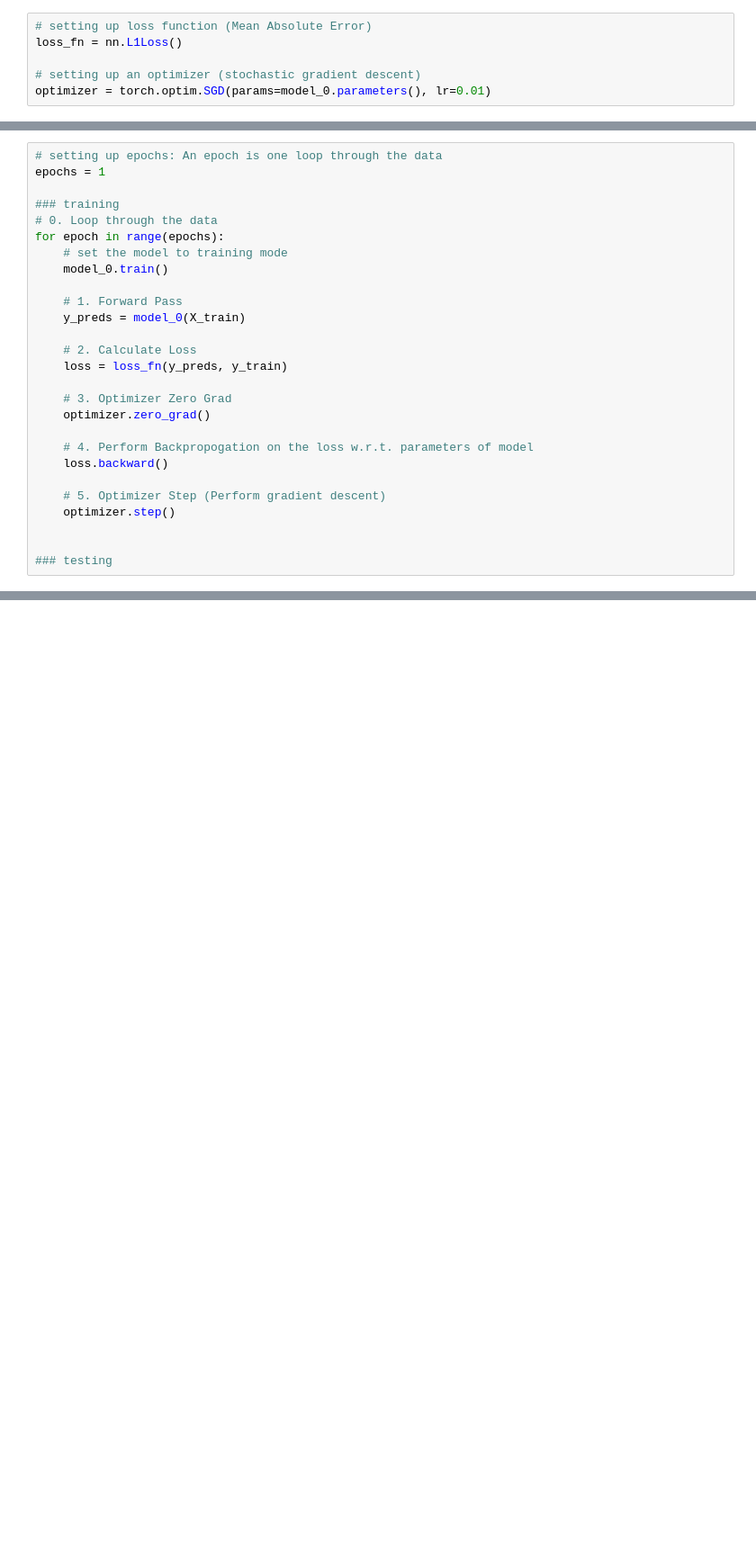
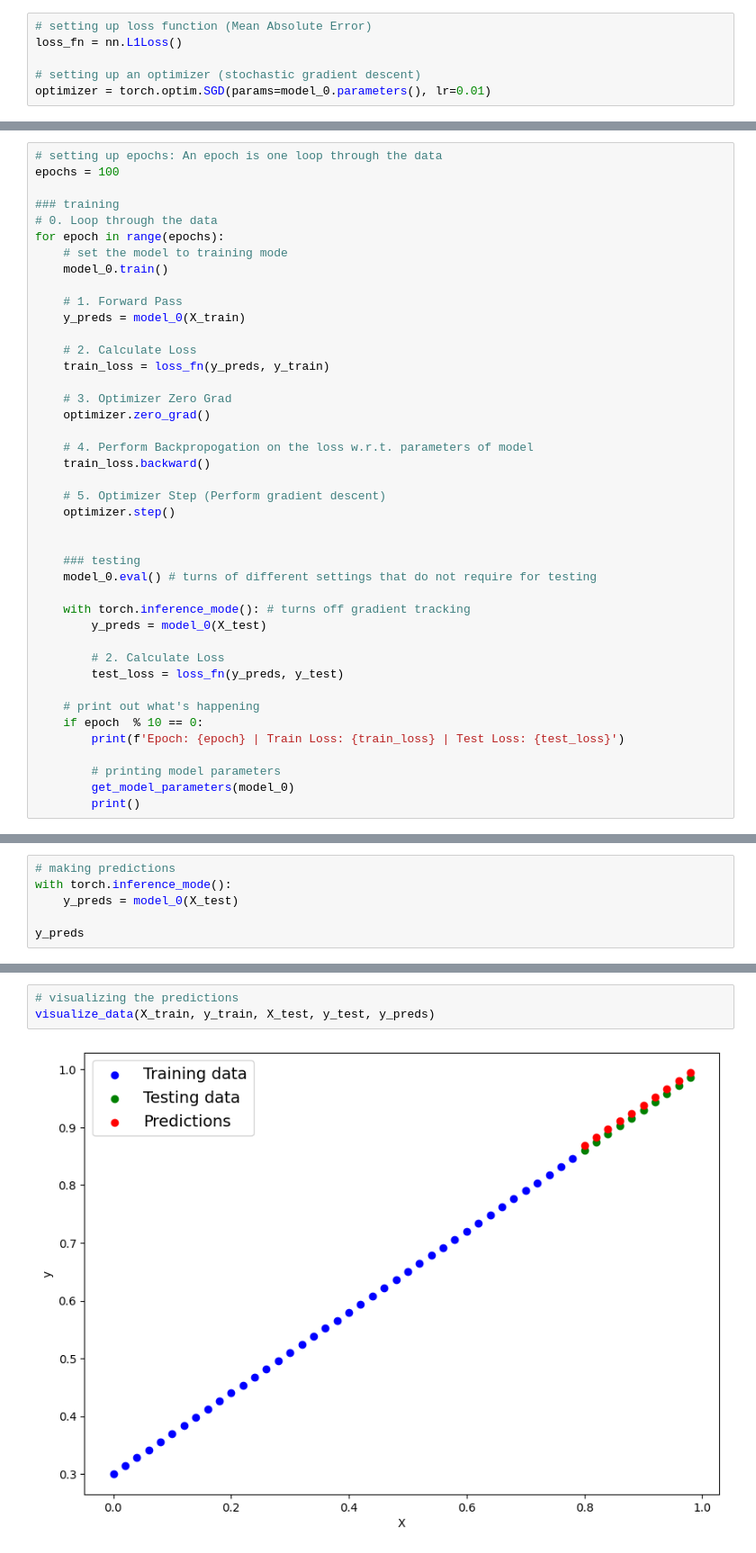
Before and after one commit to Atharva0045/ZTM-PyTorch, a Jupyter notebook: Notebooks/01_PyTorch_Workflow.ipynb, the cells around one changed output, grey strips where cells are left out. Shown: that part at 90% size. Drawn from its saved outputs; the diff is of its cells as text; blank space fills up the shorter version.

Commit message:
Notebook_01: add test loop and run

```diff
--- a/Notebooks/01_PyTorch_Workflow.ipynb
+++ b/Notebooks/01_PyTorch_Workflow.ipynb
@@ -294,7 +341,7 @@ A couple of things we need in a training loop:
 (**gradient descent:** https://youtu.be/IHZwWFHWa-w)
 # %%
 # setting up epochs: An epoch is one loop through the data
-epochs = 1
+epochs = 100
 
 ### training
 # 0. Loop through the data
@@ -306,16 +353,31 @@ for epoch in range(epochs):
     y_preds = model_0(X_train)
 
     # 2. Calculate Loss
-    loss = loss_fn(y_preds, y_train)
+    train_loss = loss_fn(y_preds, y_train)
 
     # 3. Optimizer Zero Grad
     optimizer.zero_grad()
 
     # 4. Perform Backpropogation on the loss w.r.t. parameters of model
-    loss.backward()
+    train_loss.backward()
 
     # 5. Optimizer Step (Perform gradient descent)
     optimizer.step()
 
 
-### testing
+    ### testing
+    model_0.eval() # turns of different settings that do not require for testing
+
+    with torch.inference_mode(): # turns off gradient tracking
+        y_preds = model_0(X_test)
+
+        # 2. Calculate Loss
+        test_loss = loss_fn(y_preds, y_test)
+
+    # print out what's happening
+    if epoch  % 10 == 0:
+        print(f'Epoch: {epoch} | Train Loss: {train_loss} | Test Loss: {test_loss}')
+
+        # printing model parameters
+        get_model_parameters(model_0)
+        print()
@@ -321,0 +402,6 @@ for epoch in range(epochs):
+# %%
+# making predictions
+with torch.inference_mode():
+    y_preds = model_0(X_test)
+
+y_preds
@@ -321,0 +419,5 @@ for epoch in range(epochs):
+# %%
+# visualizing the predictions
+visualize_data(X_train, y_train, X_test, y_test, y_preds)
+# %% [output]
+[figure, added]
```
Also changed, not shown: parts of 3 cells of this notebook.
